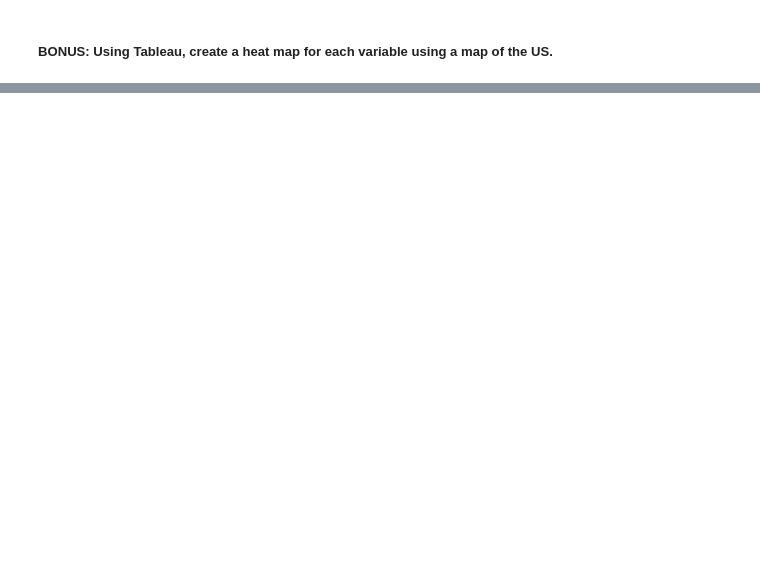
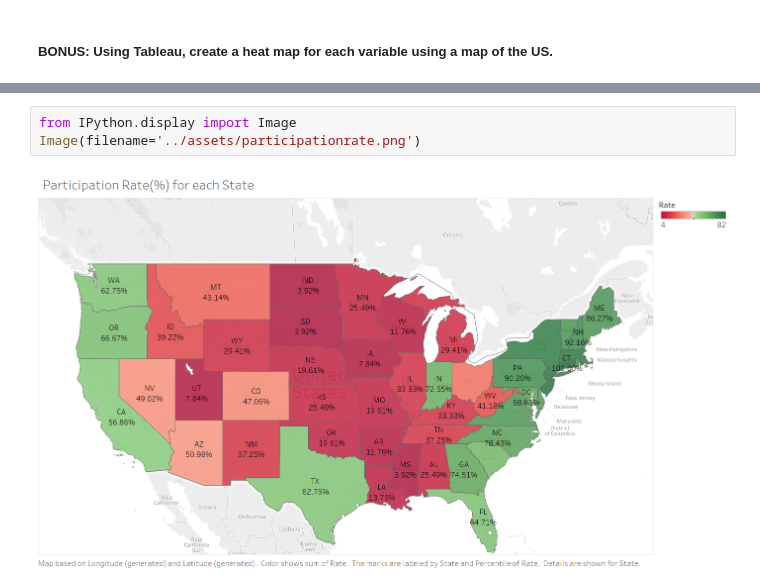
Before and after one commit to SuketuK/project-01, a Jupyter notebook: starter-code/project_1.ipynb, the cells around one changed output, grey strips where cells are left out. Saved outputs shown, nothing was run; the diff lists cells and outputs as text; blank space fills up the shorter version.

```diff
--- a/starter-code/project_1.ipynb
+++ b/starter-code/project_1.ipynb
@@ -235,0 +238,5 @@ plt.scatter(x,y)
+# %%
+from IPython.display import Image
+Image(filename='../assets/participationrate.png')
+# %% [output]
+[figure, added]
```
Also changed, not shown: parts of 15 cells of this notebook, 3 other files.
